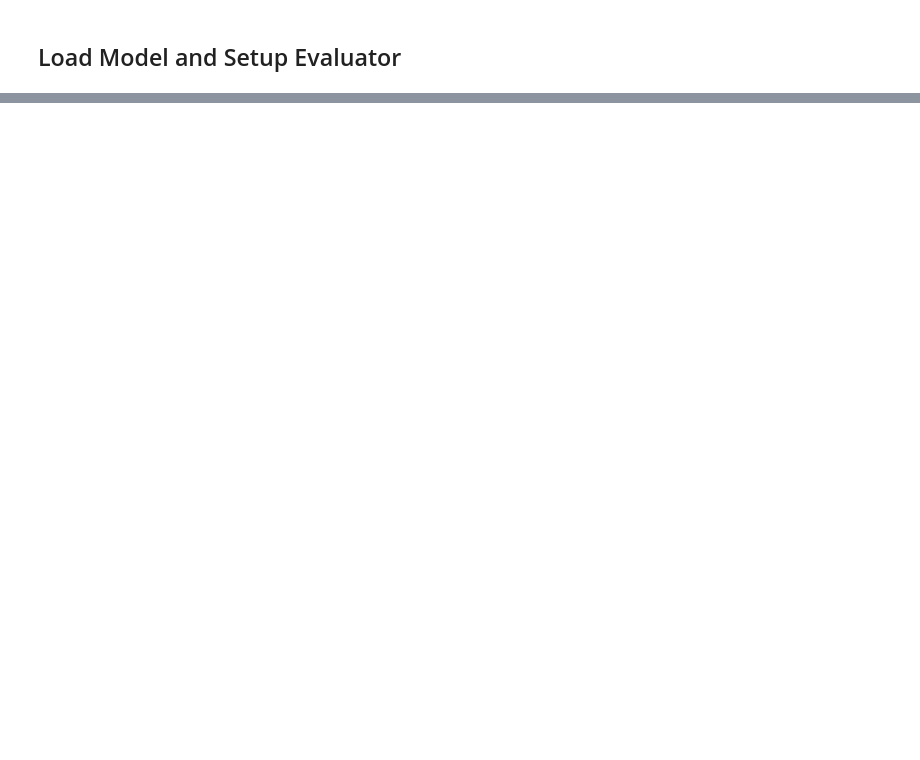
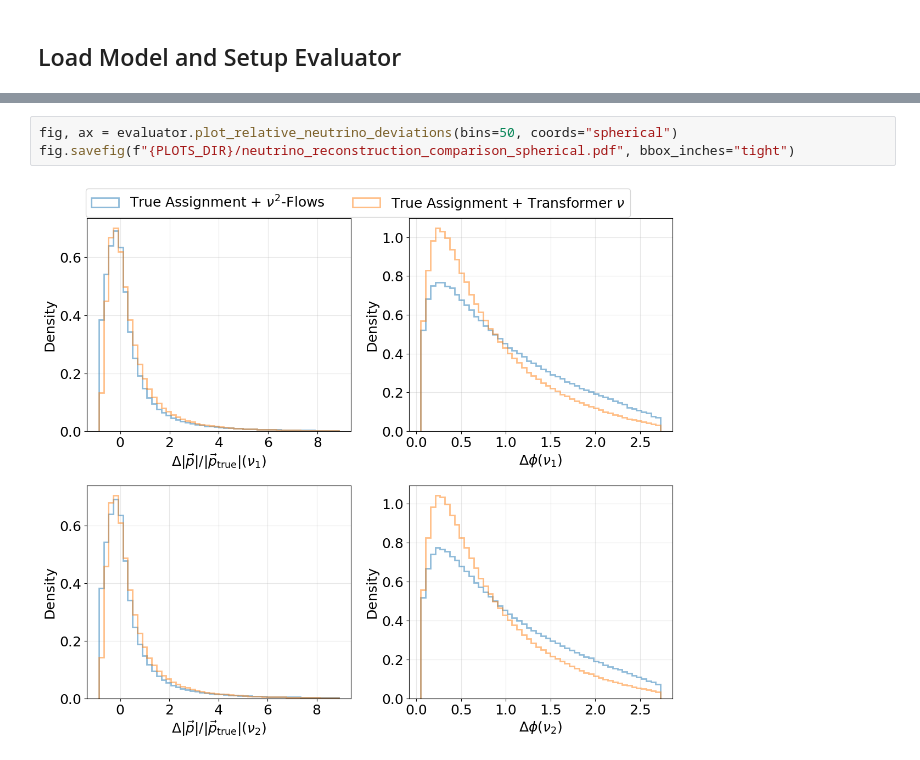
Before and after one commit to simi216/mva-trainer, a Jupyter notebook: notebooks/EvaluateNeutrinoReco.ipynb, the cells around one changed output, grey strips where cells are left out. Drawn from its saved outputs; the diff is of its cells as text; blank space fills up the shorter version.

```diff
--- a/notebooks/EvaluateNeutrinoReco.ipynb
+++ b/notebooks/EvaluateNeutrinoReco.ipynb
@@ -113,0 +114,5 @@ fig.savefig(f"{PLOTS_DIR}/neutrino_reconstruction_comparison.pdf", bbox_inches="
+# %%
+fig, ax = evaluator.plot_relative_neutrino_deviations(bins=50, coords="spherical")
+fig.savefig(f"{PLOTS_DIR}/neutrino_reconstruction_comparison_spherical.pdf", bbox_inches="tight")
+# %% [output]
+[figure, added]
```
Also changed, not shown: parts of 5 cells of this notebook, 15 other files.
